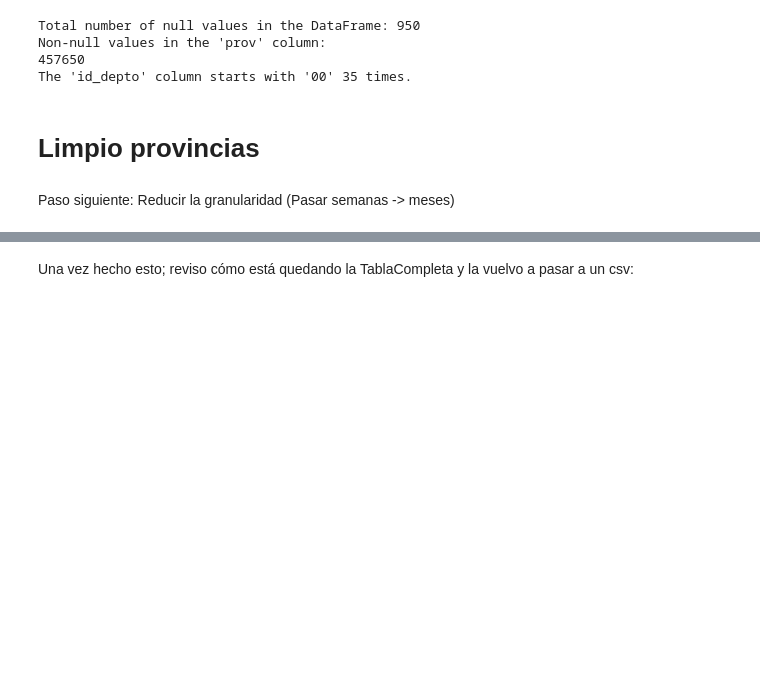
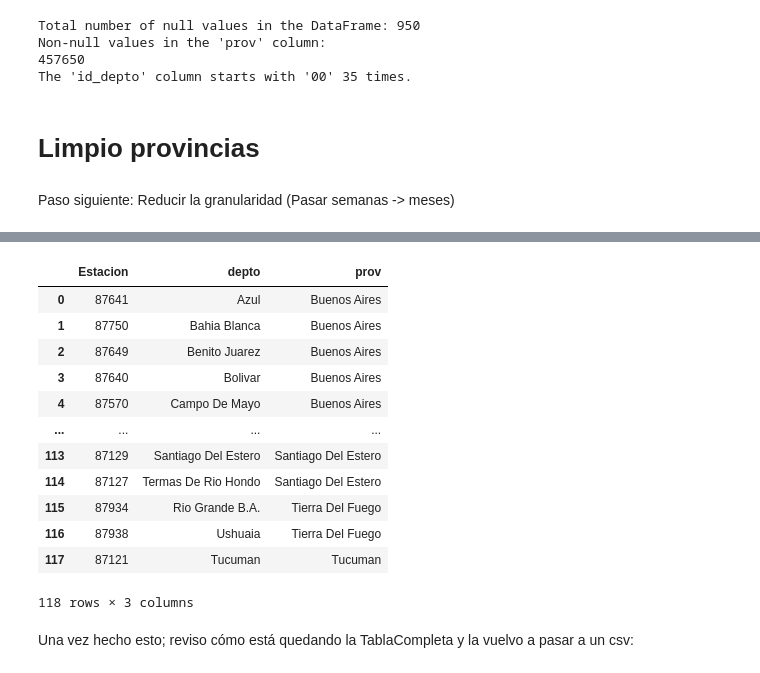
Before and after one commit to Valnir17/Dengue-y-Zika-Argentina, a Jupyter notebook: Manipulación de Tablas.ipynb, the cells around one changed output, grey strips where cells are left out. Saved outputs shown, nothing was run; the diff lists cells and outputs as text; code cells hidden in the pictures; blank space fills up the shorter version.

```diff
--- a/Manipulación de Tablas.ipynb
+++ b/Manipulación de Tablas.ipynb
@@ -432,0 +500,22 @@ TablaCompleta = TablaCompleta.drop('semanas', axis=1)
+# %%
+#creamos la nueva tabla con las columnas Estación, depto y provincia
+df_estaciones_depto = df_estaciones_depto[['Estacion', 'depto', 'prov']]
+
+#corrijo problema con las ñ
+df_estaciones_depto = df_estaciones_depto.map(lambda x: x.replace('ﾑ', 'ñ') and x.title() if isinstance(x, str) else x)
+
+df_estaciones_depto
+# %% [output]
+|  | Estacion | depto | prov |
+| 0 | 87641 | Azul | Buenos Aires |
+| 1 | 87750 | Bahia Blanca | Buenos Aires |
+| 2 | 87649 | Benito Juarez | Buenos Aires |
+| 3 | 87640 | Bolivar | Buenos Aires |
+| 4 | 87570 | Campo De Mayo | Buenos Aires |
+| ... | ... | ... | ... |
+| 113 | 87129 | Santiago Del Estero | Santiago Del Estero |
+| 114 | 87127 | Termas De Rio Hondo | Santiago Del Estero |
+| 115 | 87934 | Rio Grande B.A. | Tierra Del Fuego |
+| 116 | 87938 | Ushuaia | Tierra Del Fuego |
+| 117 | 87121 | Tucuman | Tucuman |
+118 rows × 3 columns
```
Also changed, not shown: parts of 12 cells of this notebook, 1 other file.
